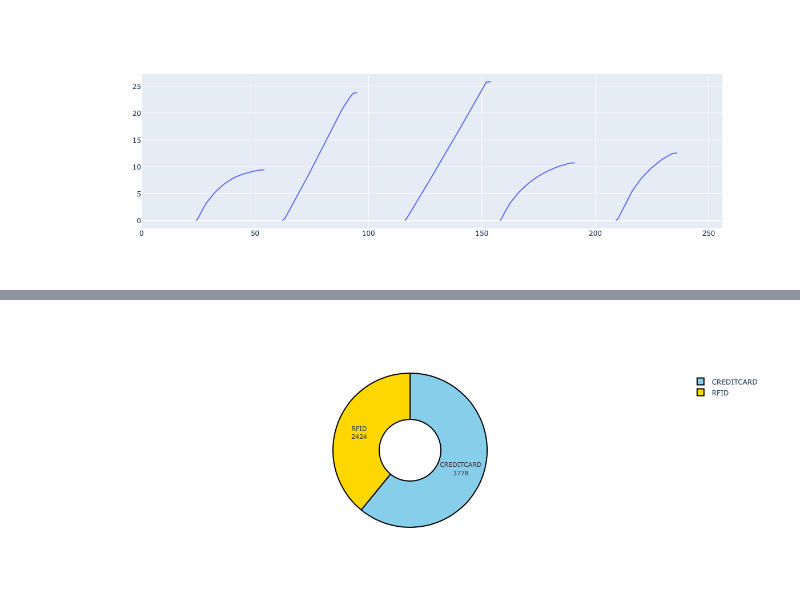
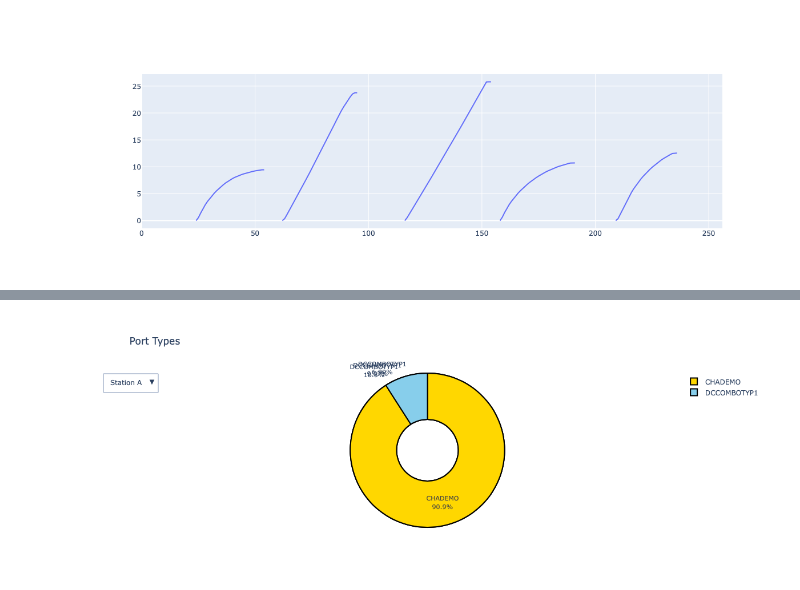
Before and after one commit to cjfelixx/HECO-Charging-Analysis, a Jupyter notebook: energy-heco/HECO_Dataanalysis.ipynb, the cells around one changed output, grey strips where cells are left out. Cells and saved outputs as stored; diff of their text form; code cells hidden in the pictures.

```diff
--- a/energy-heco/HECO_Dataanalysis.ipynb
+++ b/energy-heco/HECO_Dataanalysis.ipynb
@@ -131,7 +90,10 @@ DataApaymentmode = DataA['Payment Mode'].values
 DataApporttype = DataA['Port Type'].values
 DataBpaymentmode = DataB['Payment Mode'].values
 DataBpporttype = DataB['Port Type'].values
-
+paymode = Data['Payment Mode'].values
+portmode = Data['Port Type'].values
+pay = [list(Counter(paymode).values())[0],list(Counter(paymode).values())[1]]
+port = [list(Counter(portmode).values())[0],list(Counter(portmode).values())[1]]
 paysizesA = [list(Counter(DataApaymentmode).values())[0],list(Counter(DataApaymentmode).values())[1]]
 portsizesA = [list(Counter(DataApporttype).values())[0],list(Counter(DataApporttype).values())[1]]
 paysizesB = [list(Counter(DataBpaymentmode).values())[0],list(Counter(DataBpaymentmode).values())[1]]
@@ -146,23 +101,28 @@ fig.show()
-# %%
-colors = ['gold','skyblue']
-# cluster0 = [go.layout.Shape(type="circle",
-#                             xref="x", yref="y",
-#                             x0=min(x0), y0=min(y0),
-#                             x1=max(x0), y1=max(y0),
-#                             line=dict(color="DarkOrange"))]
-# cluster1 = [go.layout.Shape(type="circle",
-#                             xref="x", yref="y",
-#                             x0=min(x1), y0=min(y1),
-#                             x1=max(x1), y1=max(y1),
-#                             line=dict(color="Crimson"))]
-# cluster2 = [go.layout.Shape(type="circle",
-#                             xref="x", yref="y",
-#                             x0=min(x2), y0=min(y2),
-#                             x1=max(x2), y1=max(y2),
-#                             line=dict(color="RebeccaPurple"))]
-
-fig = go.Figure(data=[go.Pie(labels=['RFID','CREDITCARD'], values=[list(Counter(DataApaymentmode).values())[0],list(Counter(DataApaymentmode).values())[1]])])
-fig.update_traces(hole=.4,hoverinfo='label+percent', textinfo='label+value', textfont_size=11, marker=dict(colors=colors, line=dict(color='#000000', width=2)))
-fig.show()
-# %% [output]
-[figure, removed]
+# %%
+##port type pie chart
+fig = go.Figure()
+fig.add_trace(go.Pie(labels=portlabels,values=portsizesA,name="Port Type"))
+fig.add_trace(go.Pie(labels=portlabels,values=portsizesB,name="Port Type"))
+fig.add_trace(go.Pie(labels=portlabels,values=port,name="Port Type"))
+
+fig.update_layout(updatemenus=[
+        go.layout.Updatemenu(
+            active=0,
+            buttons=list([
+                dict(label="Station A",
+                     method="restyle",
+                     args=[{"visible": [True, False, False]},
+                           {"title": "Station A"}]),
+                dict(label="Station B",
+                     method="restyle",
+                     args=[{"visible": [False, True, False]},
+                           {"title": "Station B"}]),
+                dict(label="Both",
+                     method="restyle",
+                     args=[{"visible": [False, False, True]},
+                           {"title": "Both"}])]),)])
+fig.update_layout(title_text="Port Types")
+fig.update_traces(hole=.4,hoverinfo='value', textinfo='label+percent', textfont_size=11, marker=dict(colors=['gold','skyblue'], line=dict(color='#000000', width=2)))
+fig.show()
+# %% [output]
+[figure, added]
```
Also changed, not shown: parts of 13 cells of this notebook.
